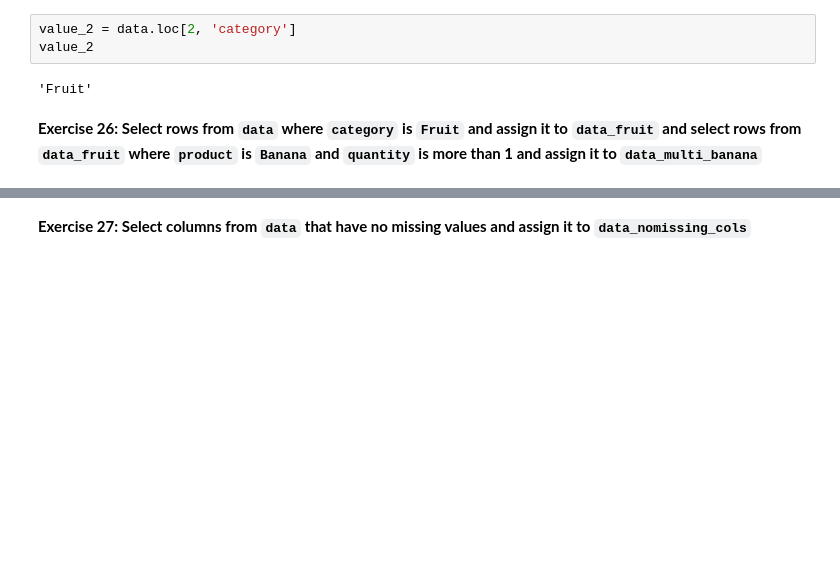
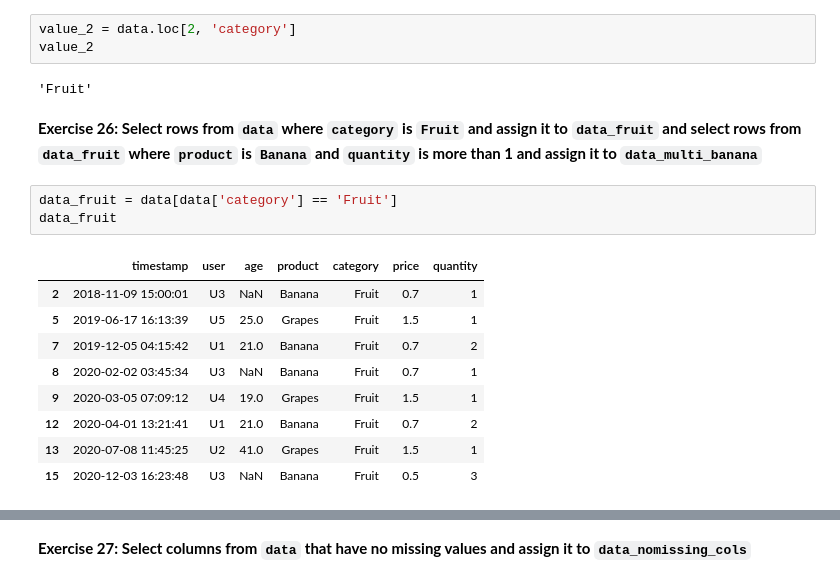
Before and after one commit to Extremesarova/pandas_exercises, a Jupyter notebook: exercises/03_data_selection_exercises.ipynb, the cells around one changed output, grey strips where cells are left out. Cells and saved outputs as stored; diff of their text form; blank space fills up the shorter version.

```diff
--- a/03_data_selection_exercises.ipynb
+++ b/exercises/03_data_selection_exercises.ipynb
@@ -141,3 +141,16 @@ value_2
 'Fruit'
 # %% [markdown]
 **Exercise 26: Select rows from `data` where `category` is `Fruit` and assign it to `data_fruit` and select rows from `data_fruit` where `product` is `Banana` and `quantity` is more than 1 and assign it to `data_multi_banana`**
+# %%
+data_fruit = data[data['category'] == 'Fruit']
+data_fruit
+# %% [output]
+|  | timestamp | user | age | product | category | price | quantity |
+| 2 | 2018-11-09 15:00:01 | U3 | NaN | Banana | Fruit | 0.7 | 1 |
+| 5 | 2019-06-17 16:13:39 | U5 | 25.0 | Grapes | Fruit | 1.5 | 1 |
+| 7 | 2019-12-05 04:15:42 | U1 | 21.0 | Banana | Fruit | 0.7 | 2 |
+| 8 | 2020-02-02 03:45:34 | U3 | NaN | Banana | Fruit | 0.7 | 1 |
+| 9 | 2020-03-05 07:09:12 | U4 | 19.0 | Grapes | Fruit | 1.5 | 1 |
+| 12 | 2020-04-01 13:21:41 | U1 | 21.0 | Banana | Fruit | 0.7 | 2 |
+| 13 | 2020-07-08 11:45:25 | U2 | 41.0 | Grapes | Fruit | 1.5 | 1 |
+| 15 | 2020-12-03 16:23:48 | U3 | NaN | Banana | Fruit | 0.5 | 3 |
```
Also changed, not shown: parts of 7 cells of this notebook, 1 other file.
